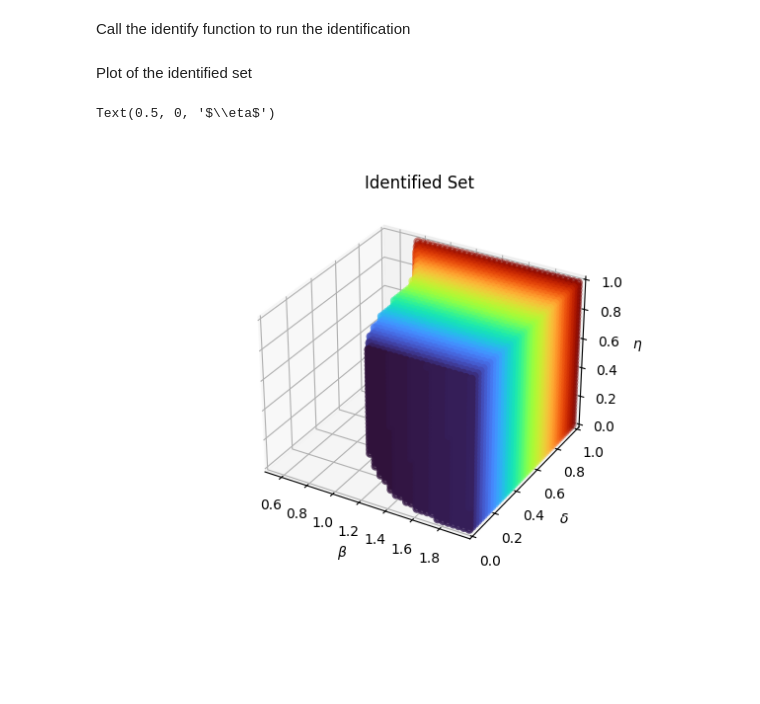
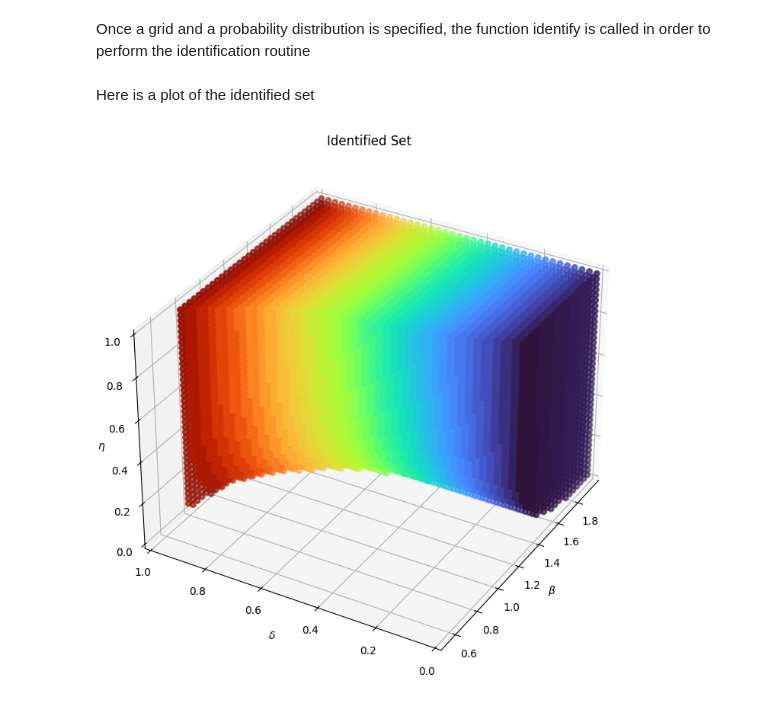
Before and after one commit to metalforpc/Portfolio, a Jupyter notebook: 3_Robust_Identification_and_Inference_in_Repeated_Games/main.ipynb, the cells around one changed output. Drawn from its saved outputs; the diff is of its cells as text; code cells hidden in the pictures; blank space fills up the shorter version.

```diff
--- a/3_Robust_Identification_and_Inference_in_Repeated_Games/main.ipynb
+++ b/3_Robust_Identification_and_Inference_in_Repeated_Games/main.ipynb
@@ -14,37 +22,39 @@ Setup a grid point and call the class robust identification passing an empirical
 # %%
 grid = 40
 game = Robust_Identification([0.7, 0.1, 0.1, 0.1])
-# %% [markdown]
-Call the identify function to run the identification
+# %% [markdown]
+Once a grid and a probability distribution is specified, the function identify is called in order to perform the identification routine
 # %%
 ID_set, B, Δ, H = game.identify(grid)
 # %% [markdown]
-Plot of the identified set
+Here is a plot of the identified set
 # %%
-fig = plt.figure()
+fig = plt.figure(figsize=(16, 9), dpi=100)
 ax = fig.add_subplot(projection='3d')
 
 plt.title("Identified Set")
 
 # Color map
 color_values = np.linspace(0, 1, int(np.sum(ID_set)))
 cmap = plt.cm.turbo # Choose a colormap
 norm = Normalize(vmin=color_values.min(), vmax=color_values.max())
 
 # Plot
 ax.scatter(B[ID_set.astype(bool)], Δ[ID_set.astype(bool)], H[ID_set.astype(bool)], c=color_values, cmap=cmap, norm=norm, linewidth=2)
 
 ax.set_xlim([0.5, 1.99])
 ax.set_ylim([0, 1])
 ax.set_zlim([0, 1])
+ax.view_init(elev=32, azim=-150, roll=0)
+ax.zaxis.labelpad=-0.7
 
 ax.xaxis.set_rotate_label(False)
 ax.yaxis.set_rotate_label(False)
 ax.zaxis.set_rotate_label(False)
 
 ax.set_xlabel(r'$\beta$')
 ax.set_ylabel(r'$\delta$')
 ax.set_zlabel(r'$\eta$')
+plt.show()
 # %% [output]
-Text(0.5, 0, '$\\eta$')
-[figure, old version]
+[figure, new version]
```
Also changed, not shown: parts of 4 cells of this notebook, 2 other files.
